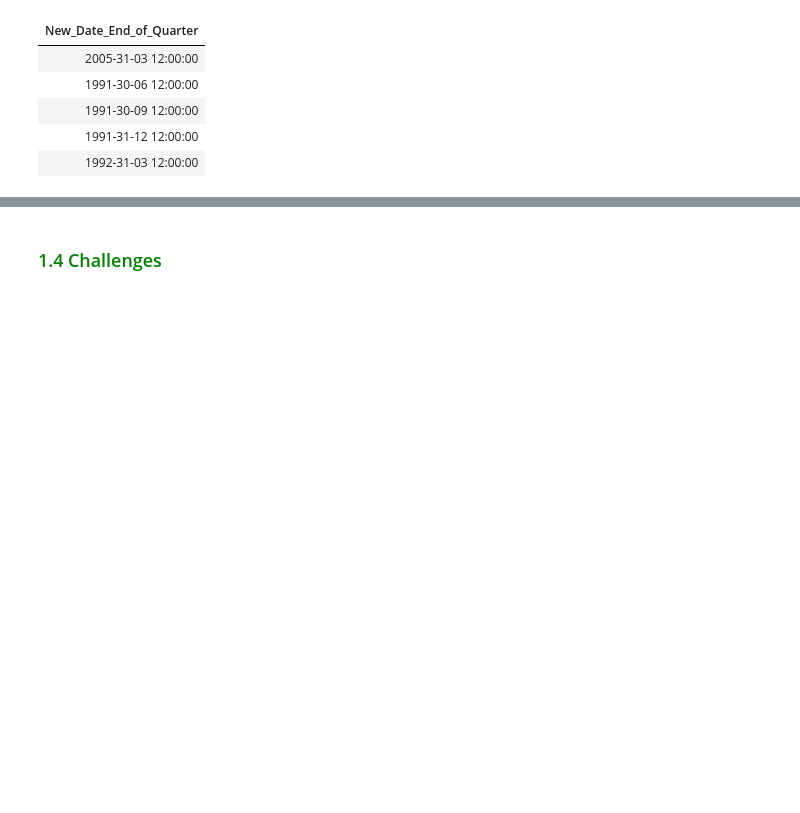
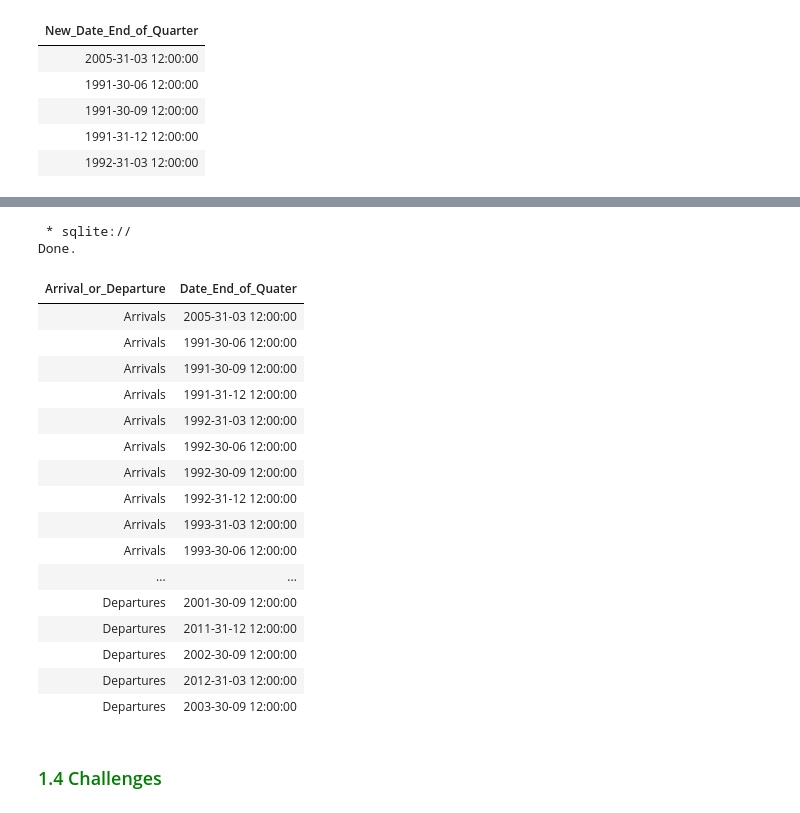
Before and after one commit to Immanuel007/Moringa-Week-2-Collab, a Jupyter notebook: Copy_of_SQL_Programming_Text,_Time_and_Date_Strings.ipynb, the cells around one changed output, grey strips where cells are left out. Saved outputs shown, nothing was run; the diff lists cells and outputs as text; code cells hidden in the pictures; blank space fills up the shorter version.

```diff
--- a/Copy_of_SQL_Programming_Text,_Time_and_Date_Strings.ipynb
+++ b/Copy_of_SQL_Programming_Text,_Time_and_Date_Strings.ipynb
@@ -550,7 +561,32 @@ WHERE "Date_End_of_Quater" < '1991-30-10';]
 # %%
 # Example 7
 # Which arrivals and depatures happened after 30th June 2000?
 #
+
+%%sql
+
+SELECT Arrival_or_Departure, Date_End_of_Quater FROM Visitors
+WHERE Date_End_of_Quater > "06/30/2000 12:00:00 AM"
+# %% [output]
+ * sqlite://
+Done.
+| Arrival_or_Departure | Date_End_of_Quater |
+| Arrivals | 2005-31-03 12:00:00 |
+| Arrivals | 1991-30-06 12:00:00 |
+| Arrivals | 1991-30-09 12:00:00 |
+| Arrivals | 1991-31-12 12:00:00 |
+| Arrivals | 1992-31-03 12:00:00 |
+| Arrivals | 1992-30-06 12:00:00 |
+| Arrivals | 1992-30-09 12:00:00 |
+| Arrivals | 1992-31-12 12:00:00 |
+| Arrivals | 1993-31-03 12:00:00 |
+| Arrivals | 1993-30-06 12:00:00 |
+| ... | ... |
+| Departures | 2001-30-09 12:00:00 |
+| Departures | 2011-31-12 12:00:00 |
+| Departures | 2002-30-09 12:00:00 |
+| Departures | 2012-31-03 12:00:00 |
+| Departures | 2003-30-09 12:00:00 |
 # %% [markdown]
 ### <font color="green">1.4 Challenges</font>
 # %%
```
Also changed, not shown: parts of 3 cells of this notebook.
